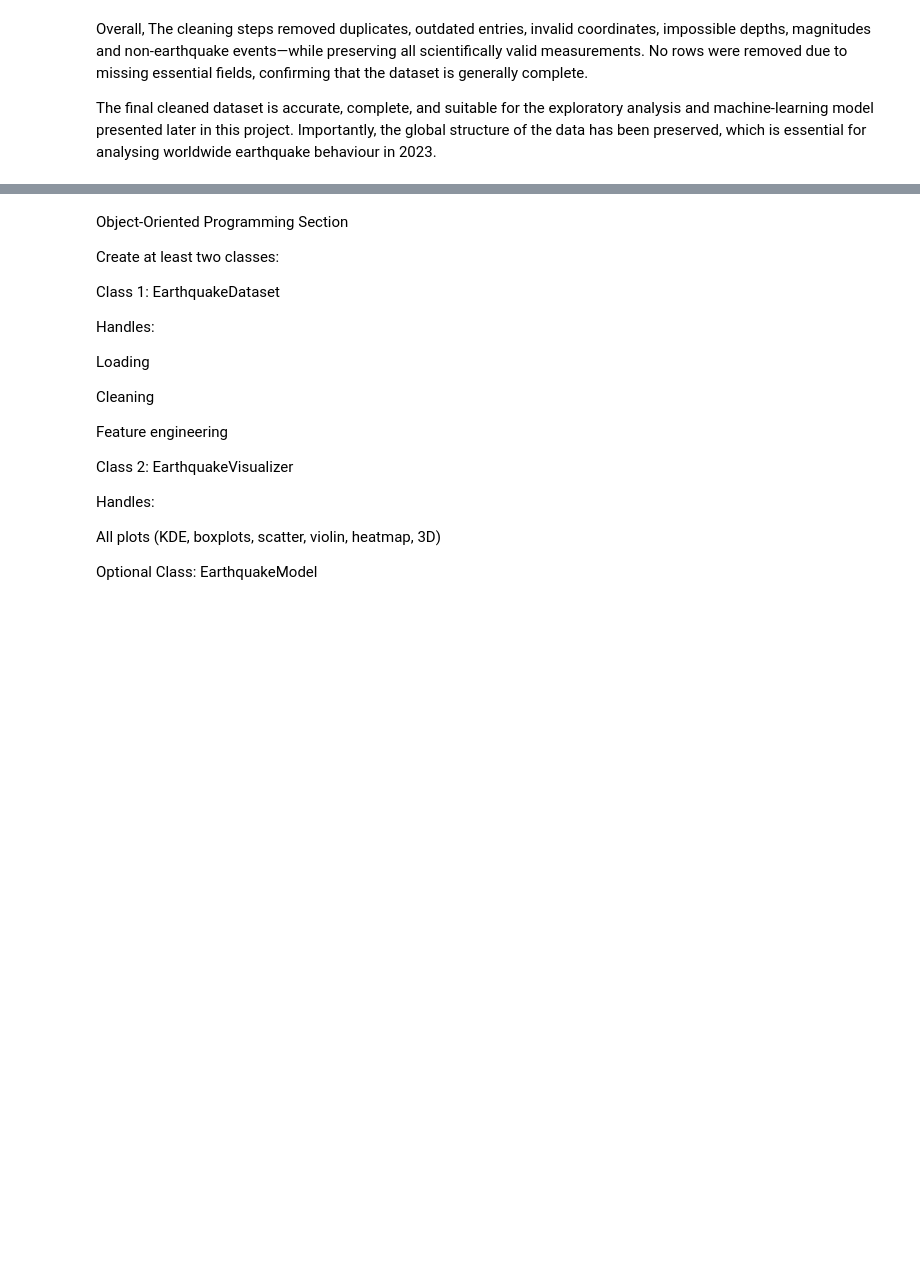
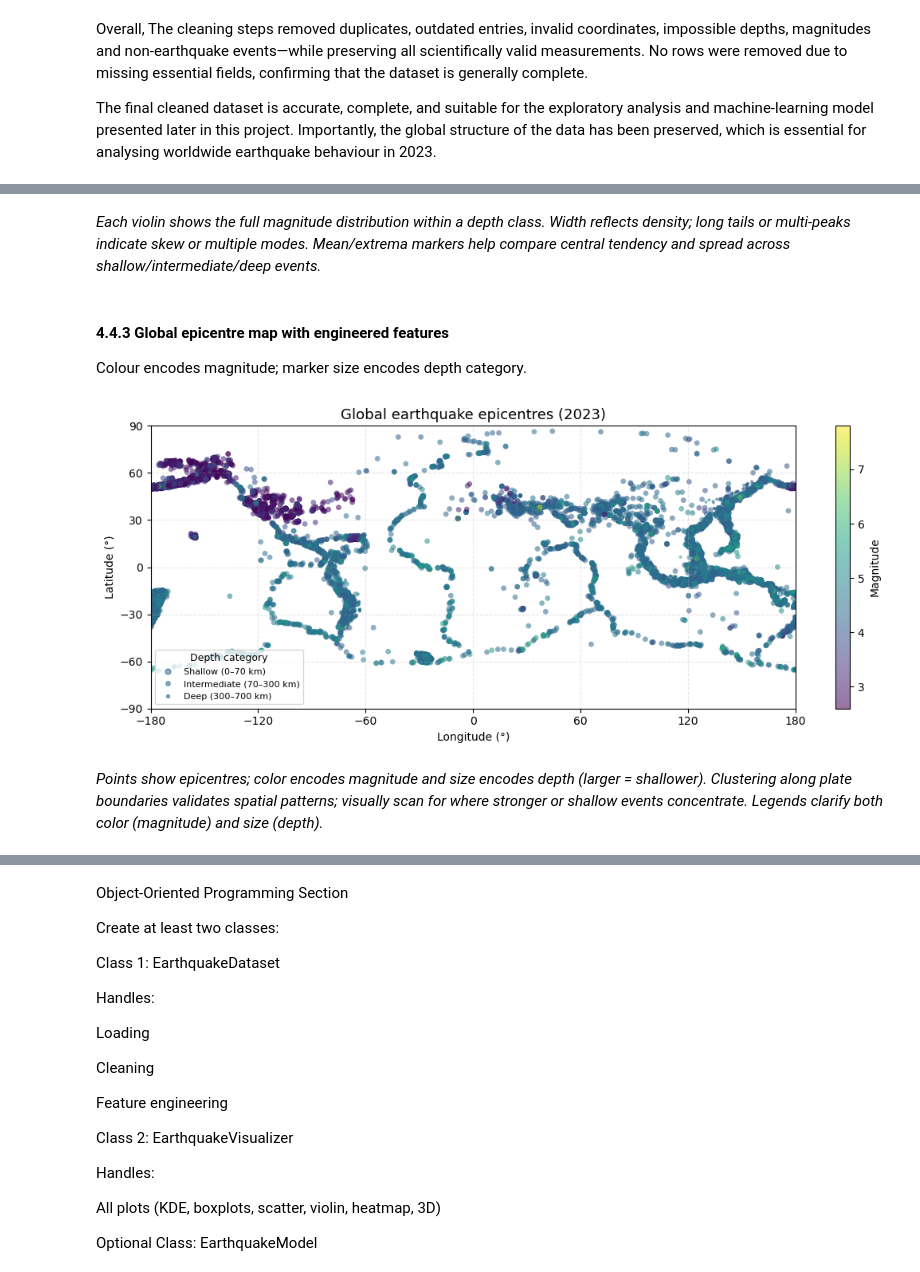
Before and after one commit to DanPenso/earthquake-data-analysis, a Jupyter notebook: earthquake_analysis.ipynb, the cells around one changed output, grey strips where cells are left out. Cells and saved outputs as stored; diff of their text form; code cells hidden in the pictures; blank space fills up the shorter version.

```diff
--- a/earthquake_analysis.ipynb
+++ b/earthquake_analysis.ipynb
@@ -843,0 +804,60 @@ section also supports reproducibility: any future update of the 2023 catalogue
+# %% [markdown]
+*Each violin shows the full magnitude distribution within a depth class. Width reflects density; long tails or multi-peaks indicate skew or multiple modes. Mean/extrema markers help compare central tendency and spread across shallow/intermediate/deep events.*
+# %% [markdown]
+#### 4.4.3 Global epicentre map with engineered features
+Colour encodes magnitude; marker size encodes depth category.
+# %%
+import matplotlib.pyplot as plt
+import numpy as np
+from matplotlib.lines import Line2D
+
+size_map = {"shallow": 24, "intermediate": 14, "deep": 8}
+marker_sizes = (
+    featured_eq_df["depth_category"]
+    .map(size_map)
+    .astype("float")
+    .fillna(10.0)
+)
+
+fig, ax = plt.subplots(figsize=(11, 4.5))
+sc = ax.scatter(
+    featured_eq_df["longitude"],
+    featured_eq_df["latitude"],
+    c=featured_eq_df["mag"],
+    s=marker_sizes,
+    alpha=0.55,
+    cmap="viridis",
+    edgecolors="none"
+)
+ax.set_title("Global earthquake epicentres (2023)", fontsize=13)
+ax.set_xlabel("Longitude (°)")
+ax.set_ylabel("Latitude (°)")
+ax.set_xlim(-180, 180)
+ax.set_ylim(-90, 90)
+ax.set_xticks(np.arange(-180, 181, 60))
+ax.set_yticks(np.arange(-90, 91, 30))
+ax.grid(True, linestyle="--", alpha=0.3)
+
+cbar = plt.colorbar(sc, ax=ax)
+cbar.set_label("Magnitude")
+
+legend_elements = [
+    Line2D([0], [0], marker='o', linestyle='',
+           markersize=np.sqrt(size_map["shallow"]), label='Shallow (0–70 km)',
+           markerfacecolor='grey', alpha=0.7),
+    Line2D([0], [0], marker='o', linestyle='',
+           markersize=np.sqrt(size_map["intermediate"]), label='Intermediate (70–300 km)',
+           markerfacecolor='grey', alpha=0.7),
+    Line2D([0], [0], marker='o', linestyle='',
+           markersize=np.sqrt(size_map["deep"]), label='Deep (300–700 km)',
+           markerfacecolor='grey', alpha=0.7),
+]
+ax.legend(handles=legend_elements, title="Depth category",
+          loc="lower left", fontsize=8, title_fontsize=9, frameon=True)
+
+plt.tight_layout()
+plt.show()
+# %% [output]
+[figure, added]
+# %% [markdown]
+*Points show epicentres; color encodes magnitude and size encodes depth (larger = shallower). Clustering along plate boundaries validates spatial patterns; visually scan for where stronger or shallow events concentrate. Legends clarify both color (magnitude) and size (depth).*
```
Also changed, not shown: parts of 34 cells of this notebook.
